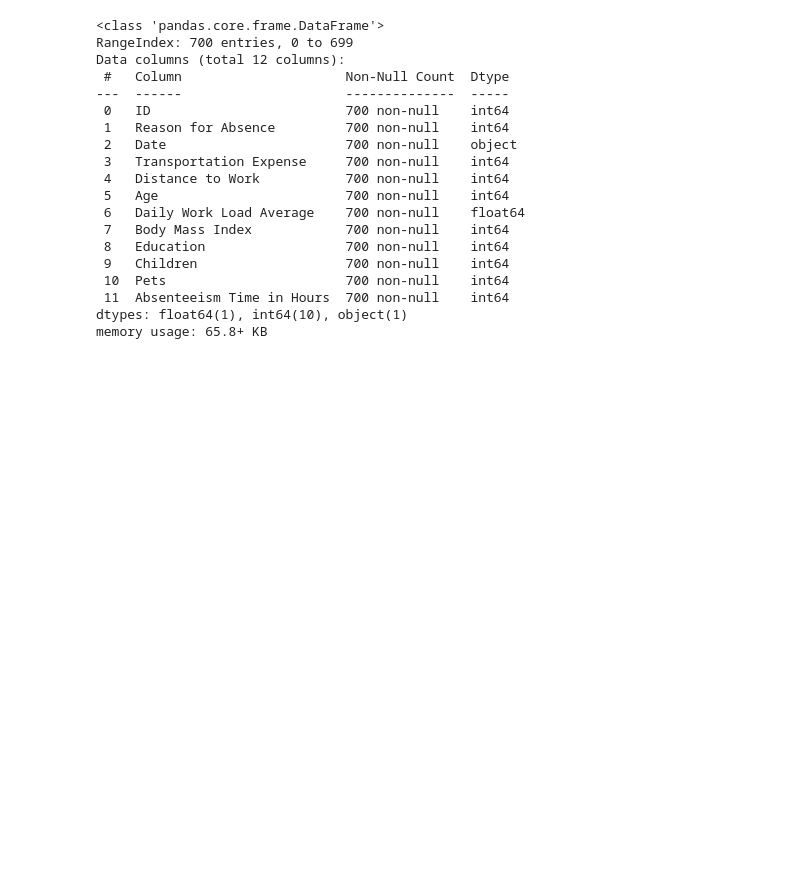
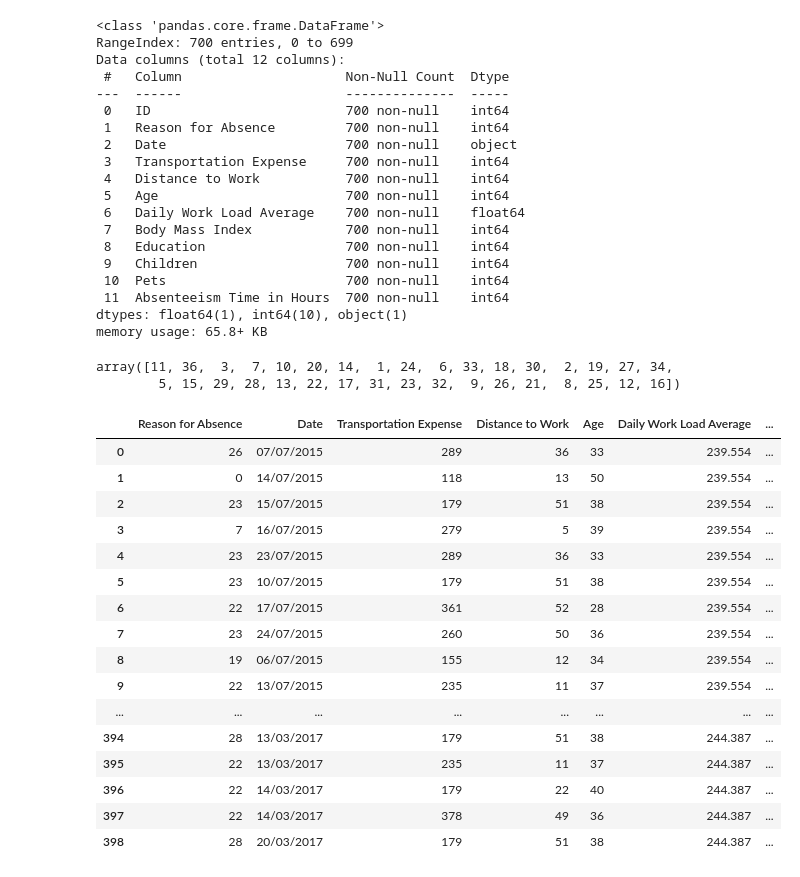
Before and after one commit to sammy10060102/Python-SQL-Tableau, a Jupyter notebook: Preprocessing data.ipynb, the cells around one changed output. Saved outputs shown, nothing was run; the diff lists cells and outputs as text; code cells hidden in the pictures; blank space fills up the shorter version.

```diff
--- a/Preprocessing data.ipynb
+++ b/Preprocessing data.ipynb
@@ -84,3 +84,33 @@ Data columns (total 12 columns):
  11  Absenteeism Time in Hours  700 non-null    int64
 dtypes: float64(1), int64(10), object(1)
 memory usage: 65.8+ KB
+# %%
+#checking for number of staff
+number_of_IDs = df["ID"].unique()
+number_of_IDs
+# %% [output]
+array([11, 36,  3,  7, 10, 20, 14,  1, 24,  6, 33, 18, 30,  2, 19, 27, 34,
+        5, 15, 29, 28, 13, 22, 17, 31, 23, 32,  9, 26, 21,  8, 25, 12, 16])
+# %%
+#Drop ID -nominal data- as ID does not affect Absent hours and will help with the regression analysis , ID does not carry any numeric information
+
+df = df.drop(['ID'], axis = 1)
+df
+# %% [output]
+|  | Reason for Absence | Date | Transportation Expense | Distance to Work | Age | Daily Work Load Average | ... |
+| 0 | 26 | 07/07/2015 | 289 | 36 | 33 | 239.554 | ... |
+| 1 | 0 | 14/07/2015 | 118 | 13 | 50 | 239.554 | ... |
+| 2 | 23 | 15/07/2015 | 179 | 51 | 38 | 239.554 | ... |
+| 3 | 7 | 16/07/2015 | 279 | 5 | 39 | 239.554 | ... |
+| 4 | 23 | 23/07/2015 | 289 | 36 | 33 | 239.554 | ... |
+| 5 | 23 | 10/07/2015 | 179 | 51 | 38 | 239.554 | ... |
+| 6 | 22 | 17/07/2015 | 361 | 52 | 28 | 239.554 | ... |
+| 7 | 23 | 24/07/2015 | 260 | 50 | 36 | 239.554 | ... |
+| 8 | 19 | 06/07/2015 | 155 | 12 | 34 | 239.554 | ... |
+| 9 | 22 | 13/07/2015 | 235 | 11 | 37 | 239.554 | ... |
+| ... | ... | ... | ... | ... | ... | ... | ... |
+| 394 | 28 | 13/03/2017 | 179 | 51 | 38 | 244.387 | ... |
+| 395 | 22 | 13/03/2017 | 235 | 11 | 37 | 244.387 | ... |
+| 396 | 22 | 14/03/2017 | 179 | 22 | 40 | 244.387 | ... |
+| 397 | 22 | 14/03/2017 | 378 | 49 | 36 | 244.387 | ... |
+| 398 | 28 | 20/03/2017 | 179 | 51 | 38 | 244.387 | ... |
```
Also changed, not shown: parts of 7 cells of this notebook.
